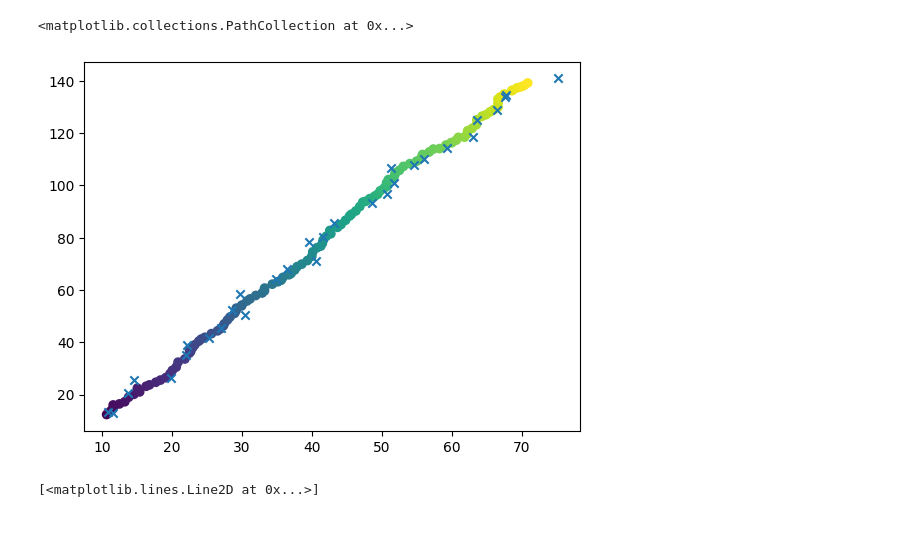
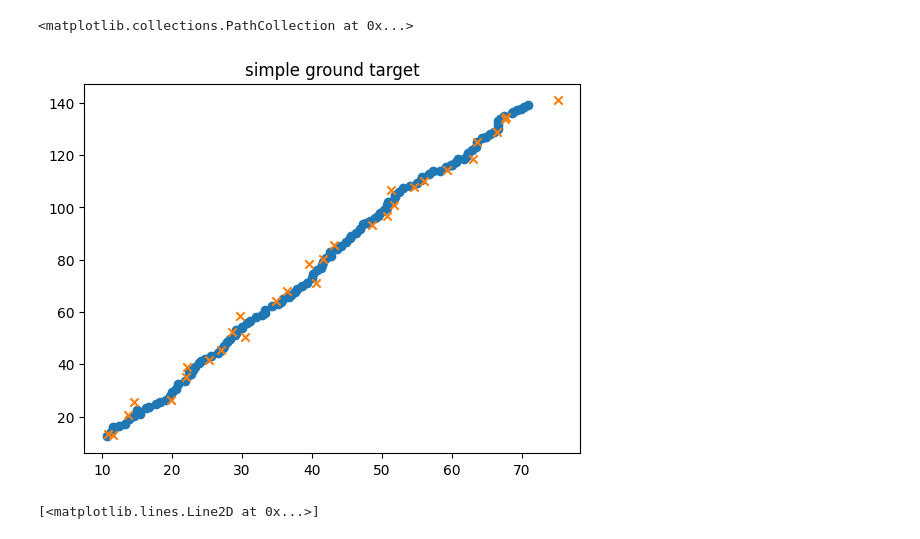
Before and after one commit to eholmgre/tda, a Jupyter notebook: notebook/Untitled.ipynb, the cells around one changed output. Saved outputs shown, nothing was run; the diff lists cells and outputs as text; code cells hidden in the pictures.

Commit message:
multi target work

```diff
--- a/notebook/Untitled.ipynb
+++ b/notebook/Untitled.ipynb
@@ -24,11 +24,12 @@ sim._sim_objects.extend([platform, target])
 # %%
 sim_records = sim.run()
 # %%
-plt.scatter(sim_records["lti_object2"]["x"], sim_records["lti_object2"]["y"], c=sim_records["lti_object2"]["t"])
+plt.title("simple ground target")
+plt.scatter(sim_records["lti_object2"]["x"], sim_records["lti_object2"]["y"])
 plt.scatter(sim_records["oracle1"]["target_x"], sim_records["oracle1"]["target_y"], marker="x")
 # %% [output]
 <matplotlib.collections.PathCollection at 0x...>
-[figure, old version]
+[figure, new version]
 # %%
 def F(dt: float):
     F = np.eye(6, dtype=np.float64)
```
Also changed, not shown: parts of 4 cells of this notebook, 3 other files.
